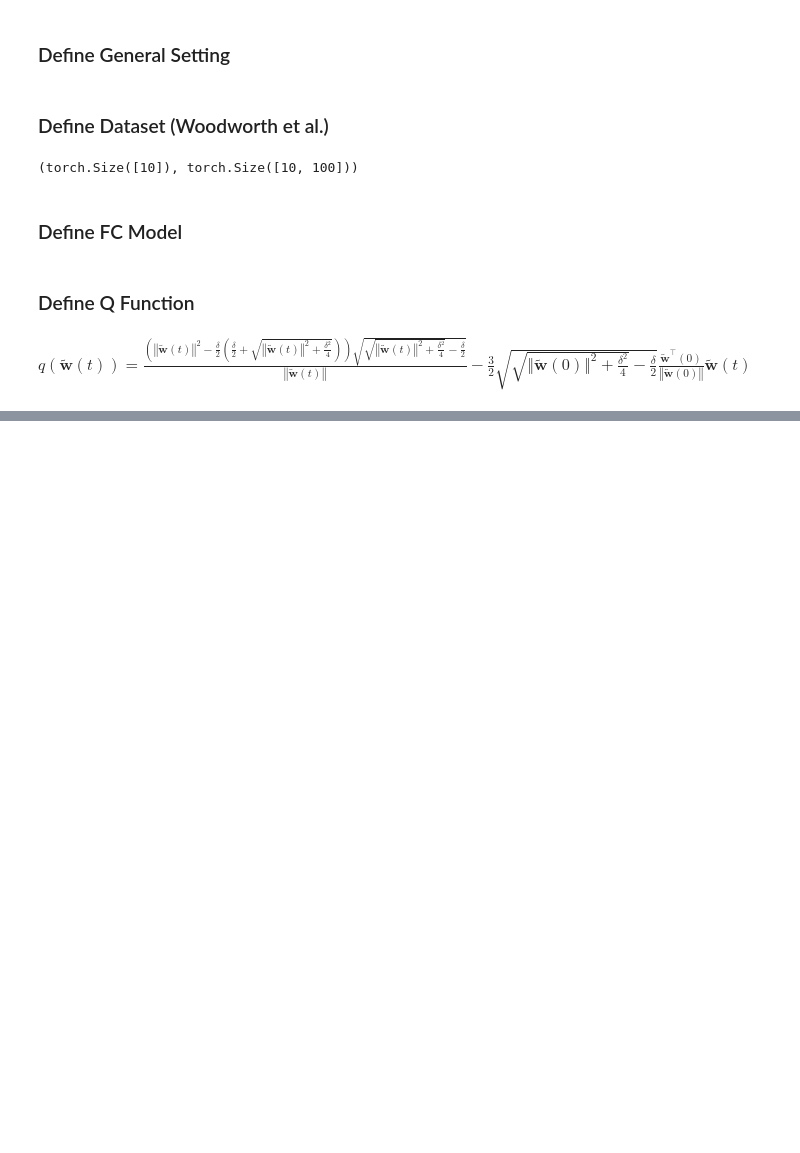
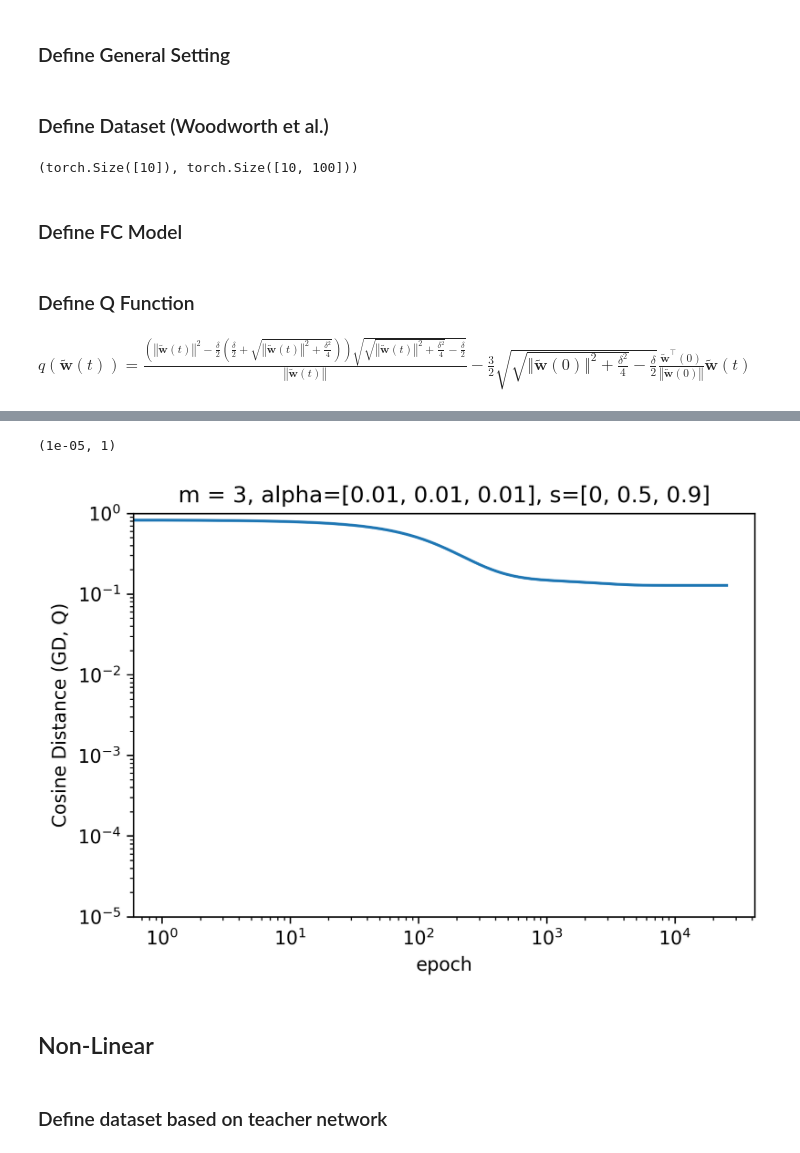
Before and after one commit to shaharazulay/implicit-bias, a Jupyter notebook: simulation_FC.ipynb, the cells around one changed output, grey strips where cells are left out. Drawn from its saved outputs; the diff is of its cells as text; code cells hidden in the pictures; blank space fills up the shorter version.

```diff
--- a/simulation_FC.ipynb
+++ b/simulation_FC.ipynb
@@ -267,0 +300,4 @@ distance.cosine(w_tilde_Q.flatten(), w_tilde_array[-1].flatten())
+# %%
+m = 3
+alpha = [0.01] * m
+s = [0, 0.5, 0.9]
@@ -267,0 +323,3 @@ distance.cosine(w_tilde_Q.flatten(), w_tilde_array[-1].flatten())
+# %%
+w_Q, a_Q = solver(X_train.numpy(), y_train.numpy(), model.w_0, model.a_0, alpha=alpha, s=s, obj='Q', optim_tol=1e-10)
+w_tilde_Q = w_Q * a_Q
@@ -267,0 +336,15 @@ distance.cosine(w_tilde_Q.flatten(), w_tilde_array[-1].flatten())
+# %%
+plot([distance.cosine(w_tilde.flatten(), w_tilde_Q.flatten())
+         for w_tilde in w_tilde_array])
+
+title(f'm = {m}, alpha={alpha}, s={s}')
+ylabel('Cosine Distance (GD, Q)')
+xlabel('epoch')
+xscale('log')
+yscale('log')
+ylim([1e-5, 1])
+# %% [output]
+(1e-05, 1)
+[figure, added]
+# %% [markdown]
+## Non-Linear
@@ -267,0 +358,2 @@ distance.cosine(w_tilde_Q.flatten(), w_tilde_array[-1].flatten())
+# %% [markdown]
+### Define dataset based on teacher network
```
Also changed, not shown: parts of 46 cells of this notebook.
